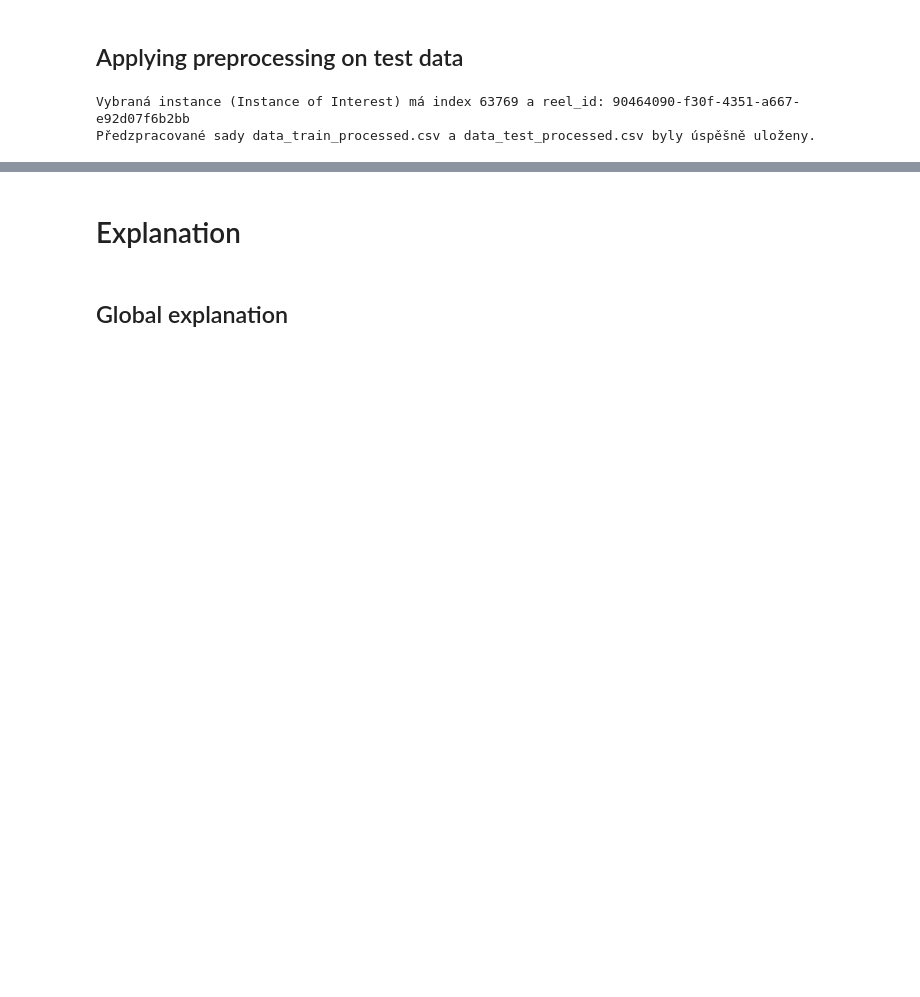
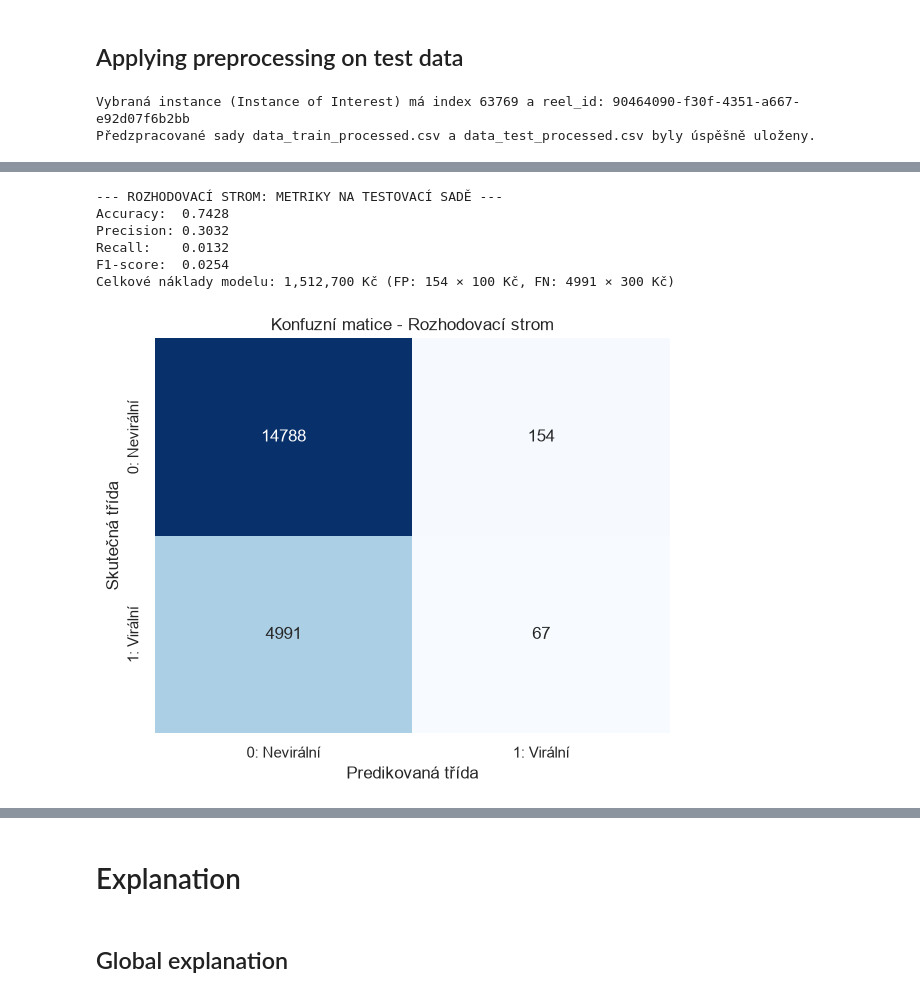
Before and after one commit to wclementi/ZIZ_Seminarka, a Jupyter notebook: template-coursework-classification.ipynb, the cells around one changed output, grey strips where cells are left out. Drawn from its saved outputs; the diff is of its cells as text; code cells hidden in the pictures; blank space fills up the shorter version.

Commit message:
Doplneni modelovani a evaluace klasifikacnich modelu (strom, les, baseline)

```diff
--- a/template-coursework-classification.ipynb
+++ b/template-coursework-classification.ipynb
@@ -352,0 +453,48 @@ Předzpracované sady data_train_processed.csv a data_test_processed.csv byly ú
+# %%
+# Evaluace: Rozhodovací strom (Decision Tree)
+from sklearn.metrics import accuracy_score, precision_score, recall_score, f1_score, confusion_matrix
+
+# Načtení testovací sady
+df_test = pd.read_csv('data_test_processed.csv', index_col=0)
+X_test = df_test.drop(columns=['is_viral'])
+y_test = df_test['is_viral']
+
+# Predikce
+y_pred_dt = best_dt.predict(X_test)
+
+# Výpočet metrik
+acc_dt = accuracy_score(y_test, y_pred_dt)
+prec_dt = precision_score(y_test, y_pred_dt, zero_division=0)
+rec_dt = recall_score(y_test, y_pred_dt, zero_division=0)
+f1_dt = f1_score(y_test, y_pred_dt, zero_division=0)
+
+# Konfuzní matice a výpočet nákladů
+cm_dt = confusion_matrix(y_test, y_pred_dt)
+tn_dt, fp_dt, fn_dt, tp_dt = cm_dt.ravel()
+cost_dt = fp_dt * 100 + fn_dt * 300
+
+print("--- ROZHODOVACÍ STROM: METRIKY NA TESTOVACÍ SADĚ ---")
+print(f"Accuracy:  {acc_dt:.4f}")
+print(f"Precision: {prec_dt:.4f}")
+print(f"Recall:    {rec_dt:.4f}")
+print(f"F1-score:  {f1_dt:.4f}")
+print(f"Celkové náklady modelu: {cost_dt:,} Kč (FP: {fp_dt} × 100 Kč, FN: {fn_dt} × 300 Kč)")
+
+# Vykreslení konfuzní matice
+fig, ax = plt.subplots(figsize=(6, 5))
+sns.heatmap(cm_dt, annot=True, fmt='d', cmap='Blues', cbar=False, ax=ax,
+            xticklabels=['0: Nevirální', '1: Virální'],
+            yticklabels=['0: Nevirální', '1: Virální'])
+ax.set_title('Konfuzní matice - Rozhodovací strom')
+ax.set_xlabel('Predikovaná třída')
+ax.set_ylabel('Skutečná třída')
+plt.tight_layout()
+plt.show()
+# %% [output]
+--- ROZHODOVACÍ STROM: METRIKY NA TESTOVACÍ SADĚ ---
+Accuracy:  0.7428
+Precision: 0.3032
+Recall:    0.0132
+F1-score:  0.0254
+Celkové náklady modelu: 1,512,700 Kč (FP: 154 × 100 Kč, FN: 4991 × 300 Kč)
+[figure, added]
```
Also changed, not shown: parts of 38 cells of this notebook.
